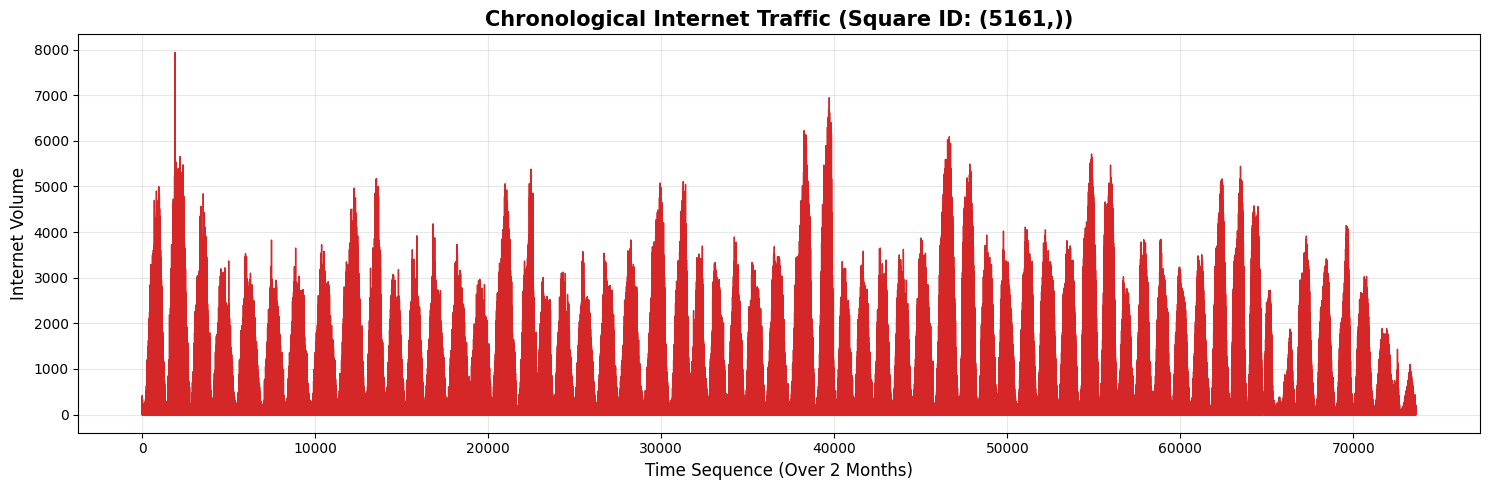
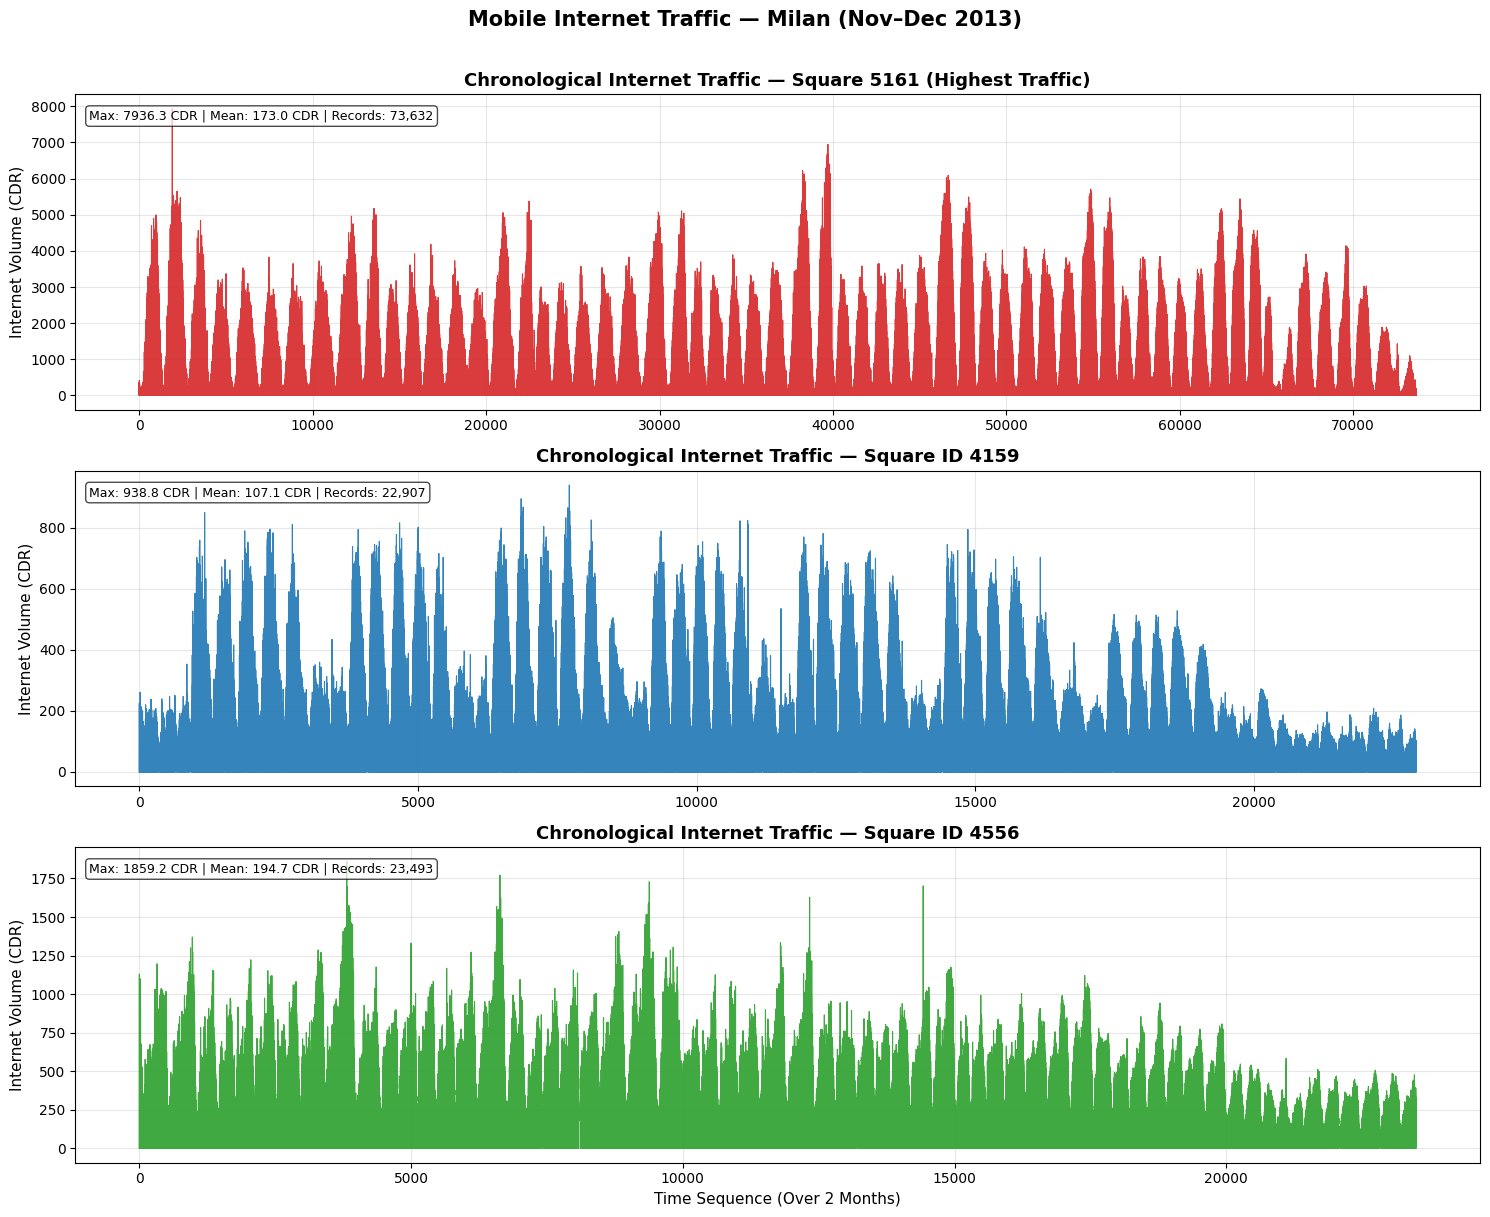
The change to this notebook cell's code, shown as a diff; its figure went from the first image to the second:
--- before
+++ after
@@ -3,35 +3,56 @@
 import time
 
-print("Setting the target Grid Square...")
+target_areas = {
+    5161: 'Square 5161 (Highest Traffic)',
+    4159: 'Square ID 4159',
+    4556: 'Square ID 4556'
+}
+colors = {5161: '#d62728', 4159: '#1f77b4', 4556: '#2ca02c'}
 
-busiest_square_id = 5161, 
-
-print(f"The busiest square in Milan is ID: {busiest_square_id}")
-print(f"\nExtracting chronological time-series data for Square {busiest_square_id}...")
+print("Loading all 3 target areas...")
 start_time = time.time()
 
 chunk_size = 2000000
-busiest_square_data = []
-
+collected  = {sid: [] for sid in target_areas}
 
 for chunk in pd.read_csv('milan_traffic_UltraClean.csv', chunksize=chunk_size):
-    filtered_chunk = chunk[chunk['SquareId'] == busiest_square_id]
-    busiest_square_data.append(filtered_chunk)
+    for sid in target_areas:
+        filtered = chunk[chunk['SquareId'] == sid]
+        if len(filtered) > 0:
+            collected[sid].append(filtered)
 
+print(f"Loading complete in {time.time() - start_time:.2f} seconds!")
 
-ts_df = pd.concat(busiest_square_data, ignore_index=True)
+area_dfs = {}
+for sid in target_areas:
+    df = pd.concat(collected[sid], ignore_index=True)
+    df = df.sort_values('TimeInterval').reset_index(drop=True)
+    area_dfs[sid] = df
+    print(f"  Square {sid}: {len(df):,} records")
 
-ts_df = ts_df.sort_values('TimeInterval').reset_index(drop=True)
+fig, axes = plt.subplots(3, 1, figsize=(15, 12), sharex=False)
 
-print(f"Extraction complete in {time.time() - start_time:.2f} seconds!")
-print(f"We now have a perfect time-series with {len(ts_df):,} sequential records.")
+for ax, (sid, label) in zip(axes, target_areas.items()):
+    df = area_dfs[sid]
+    ax.plot(df.index, df['Internet'],
+            color=colors[sid], linewidth=0.8, alpha=0.9)
+    ax.set_title(f'Chronological Internet Traffic — {label}',
+                 fontsize=13, fontweight='bold')
+    ax.set_ylabel('Internet Volume (CDR)', fontsize=11)
+    ax.grid(True, alpha=0.3)
+    ax.annotate(f"Max: {df['Internet'].max():.1f} CDR | "
+                f"Mean: {df['Internet'].mean():.1f} CDR | "
+                f"Records: {len(df):,}",
+                xy=(0.01, 0.92), xycoords='axes fraction',
+                fontsize=9, color='black',
+                bbox=dict(boxstyle='round,pad=0.3',
+                          facecolor='white', alpha=0.7))
 
-print("\nPlotting the heartbeat of Milan...")
-plt.figure(figsize=(15, 5))
-plt.plot(ts_df.index, ts_df['Internet'], color='#d62728', linewidth=1)
-plt.title(f'Chronological Internet Traffic (Square ID: {busiest_square_id})', fontsize=15, fontweight='bold')
-plt.xlabel('Time Sequence (Over 2 Months)', fontsize=12)
-plt.ylabel('Internet Volume', fontsize=12)
-plt.grid(True, alpha=0.3)
+axes[-1].set_xlabel('Time Sequence (Over 2 Months)', fontsize=11)
+
+plt.suptitle('Mobile Internet Traffic — Milan (Nov–Dec 2013)',
+             fontsize=15, fontweight='bold', y=1.01)
 plt.tight_layout()
+plt.savefig('traffic_all3_areas.png', dpi=150, bbox_inches='tight')
 plt.show()
+print("Plot saved → traffic_all3_areas.png")

Commit: targeting asked areas to plot traffic distribution accross theem